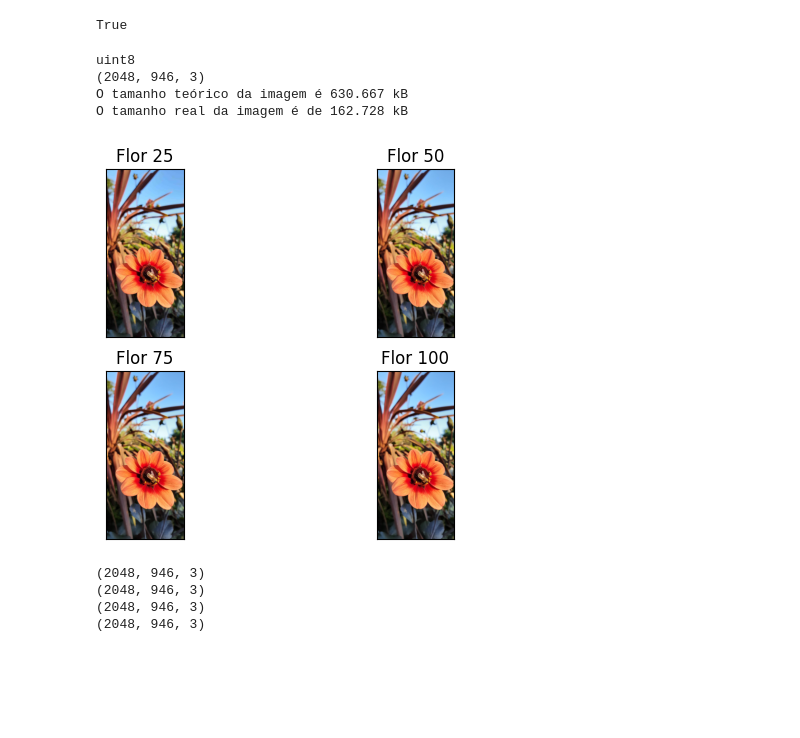
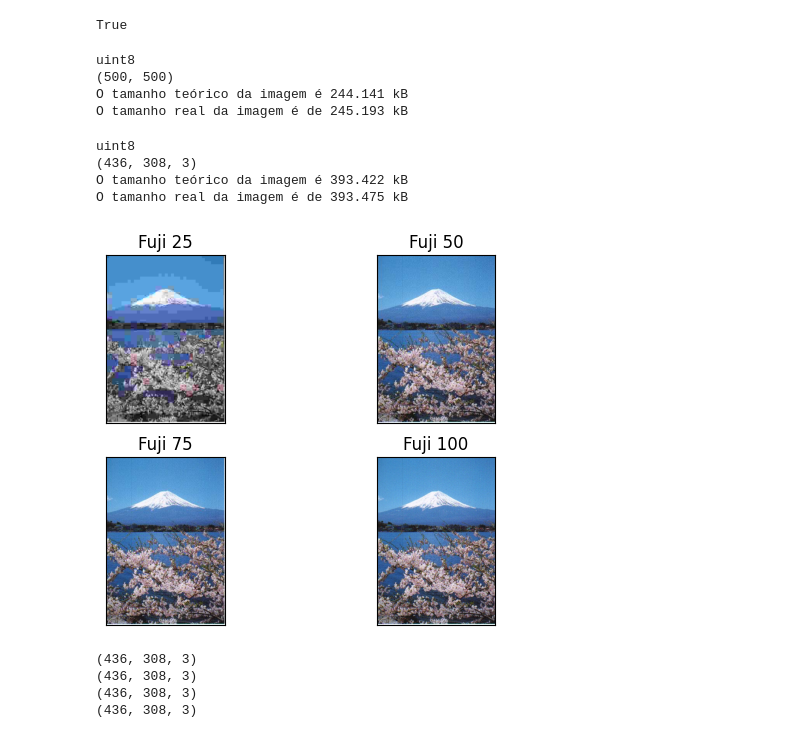
Before and after one commit to gustavoteixeirah/ELT-578-ANALISE-DE-IMAGENS-E-VISAO-COMPUTACIONAL, a Jupyter notebook: semana1/ELT578_P1.ipynb, the cells around one changed output. Saved outputs shown, nothing was run; the diff lists cells and outputs as text; code cells hidden in the pictures; blank space fills up the shorter version.

```diff
--- a/semana1/ELT578_P1.ipynb
+++ b/semana1/ELT578_P1.ipynb
@@ -82,66 +77,103 @@ cv2.imwrite('/content/drive/MyDrive/ELT578/SEMANA_1/flowerGray.jpeg', cv2.cvtCol
 # %% [output]
 True
 # %%
+img = cv2.imread('/content/drive/MyDrive/ELT578/SEMANA_1/Paralelas.bmp',0)
+
 #Qual é o tamanho de armazenamento teórico da imagem?
+#https://web.stanford.edu/class/cs101/bits-bytes.html
 
 # Inicialmente, vamos determinar a profundidade do pixel da imagem
 print(img.dtype)
 print(img.shape)
 #Considerando que a imagem tem 2048 linhas e 946 colunas, temos:
-npx=2048*946
+npx=500*500
 
 #Pela profundidade do pixel, temos que são necessários 8 bits para armazenar esse valor ou 1 byte,
-#logo o número de bytes na imagem coincide com número de pixels, pois a imagem possui apenas 1 banda já que não é colorida.
+#logo o número de bytes na imagem coincide com número de pixels, se a imagem possui apenas 1 banda (imagem em escala de cinza).
 #Sabendo que 1kB = 1024 bytes, temos:
 
 
 #Considerando que cada byte de armazenamento é equivalente a 8 bits e que a imagem "Flor" possuí 3 bandas, ou seja, 24bits.
 #O tamanho de armazenamento digital em kilobytes (1024bytes) da imagem é dado por:
-size=npx/(1024*3)
+size=npx/(1024)
 print('O tamanho teórico da imagem é %1.3f kB' %size)
 
 import os
-print('O tamanho real da imagem é de %1.3f kB' % (os.path.getsize('/content/drive/MyDrive/ELT578/SEMANA_1/flower.jpeg')/1024))
+print('O tamanho real da imagem é de %1.3f kB' % (os.path.getsize('/content/drive/MyDrive/ELT578/SEMANA_1/Paralelas.bmp')/1024))
+
+#A diferenca se explica porque arquivos bitmap possuem estruturas de tamanho fixo, cabecalho, que armazenam informacoes adicionais como formato do pixel, estruturas de alinhamento e outras informacoes
 # %% [output]
 uint8
-(2048, 946, 3)
-O tamanho teórico da imagem é 630.667 kB
-O tamanho real da imagem é de 162.728 kB
+(500, 500)
+O tamanho teórico da imagem é 244.141 kB
+O tamanho real da imagem é de 245.193 kB
+# %%
+from matplotlib import pyplot as plt
+img = cv2.imread('/content/drive/MyDrive/ELT578/SEMANA_1/Fuji.bmp')
+
+
+#Qual é o tamanho de armazenamento teórico da imagem?
+
+# Inicialmente, vamos determinar a profundidade do pixel da imagem
+print(img.dtype)
+print(img.shape)
+#Considerando que a imagem tem 2048 linhas e 946 colunas, temos:
+npx=436*308
+
+#Pela profundidade do pixel, temos que são necessários 8 bits para armazenar esse valor ou 1 byte,
+#logo o número de bytes na imagem coincide com número de pixels, se a imagem possui apenas 1 banda (imagem em escala de cinza).
+#Sabendo que 1kB = 1024 bytes, temos:
+
+
+#Considerando que cada byte de armazenamento é equivalente a 8 bits e que a imagem "Flor" possuí 3 bandas, ou seja, 24bits.
+#O tamanho de armazenamento digital em kilobytes (1024bytes) da imagem é dado por:
+size=npx*3/(1024)
+print('O tamanho teórico da imagem é %1.3f kB' %size)
+
+import os
+print('O tamanho real da imagem é de %1.3f kB' % (os.path.getsize('/content/drive/MyDrive/ELT578/SEMANA_1/Fuji.bmp')/1024))
+
+#O Truecolor de 24 bits utiliza 8 bits para representar cada uma das cores RGB. 2 elevado a 8 = 256 níveis que combinados geram 16 777 216 cores (256 × 256 × 256).
+# %% [output]
+uint8
+(436, 308, 3)
+O tamanho teórico da imagem é 393.422 kB
+O tamanho real da imagem é de 393.475 kB
 # %%
 #Salvando a imagem em formato JPEG com 3 diferentes níveis de qualidade
-cv2.imwrite('/content/drive/MyDrive/ELT578/SEMANA_1/flower25.jpeg', img, [int(cv2.IMWRITE_JPEG_QUALITY), 25])
-cv2.imwrite('/content/drive/MyDrive/ELT578/SEMANA_1/flower50.jpeg', img, [int(cv2.IMWRITE_JPEG_QUALITY), 50])
-cv2.imwrite('/content/drive/MyDrive/ELT578/SEMANA_1/flower75.jpeg', img, [int(cv2.IMWRITE_JPEG_QUALITY), 75])
-cv2.imwrite('/content/drive/MyDrive/ELT578/SEMANA_1/flower100.jpeg', img, [int(cv2.IMWRITE_JPEG_QUALITY), 100])
+cv2.imwrite('/content/drive/MyDrive/ELT578/SEMANA_1/fuji25.jpeg', img, [int(cv2.IMWRITE_JPEG_QUALITY), 5])
+cv2.imwrite('/content/drive/MyDrive/ELT578/SEMANA_1/fuji50.jpeg', img, [int(cv2.IMWRITE_JPEG_QUALITY), 50])
+cv2.imwrite('/content/drive/MyDrive/ELT578/SEMANA_1/fuji75.jpeg', img, [int(cv2.IMWRITE_JPEG_QUALITY), 75])
+cv2.imwrite('/content/drive/MyDrive/ELT578/SEMANA_1/fuji100.jpeg', img, [int(cv2.IMWRITE_JPEG_QUALITY), 100])
 
 
 #Visualizar as 4 imagens ao mesmo tempo
-img25 = cv2.imread('/content/drive/MyDrive/ELT578/SEMANA_1/flower25.jpeg')
-img50 = cv2.imread('/content/drive/MyDrive/ELT578/SEMANA_1/flower50.jpeg')
-img75 = cv2.imread('/content/drive/MyDrive/ELT578/SEMANA_1/flower75.jpeg')
-img100 = cv2.imread('/content/drive/MyDrive/ELT578/SEMANA_1/flower100.jpeg')
+img25 = cv2.imread('/content/drive/MyDrive/ELT578/SEMANA_1/fuji25.jpeg')
+img50 = cv2.imread('/content/drive/MyDrive/ELT578/SEMANA_1/fuji50.jpeg')
+img75 = cv2.imread('/content/drive/MyDrive/ELT578/SEMANA_1/fuji75.jpeg')
+img100 = cv2.imread('/content/drive/MyDrive/ELT578/SEMANA_1/fuji100.jpeg')
 
-title = ['Flor 25', 'Flor 50', 'Flor 75', 'Flor 100']
+title = ['Fuji 25', 'Fuji 50', 'Fuji 75', 'Fuji 100']
 imagens = [img25, img50, img75, img100]
 
 for i in list(range(4)):
     plt.subplot (2,2,i+1), plt.imshow(cv2.cvtColor(imagens[i], cv2.COLOR_BGR2RGB))
     plt.title(title[i])
     plt.xticks([]), plt.yticks([])
 plt.show()
 
 print(img25.shape)
 print(img50.shape)
 print(img75.shape)
 print(img100.shape)
 
 #As imagens foram salvas em quatro padrões de qualidade diferentes (25%, 50%, 75% e 100%), podemos observar que todas as imagens possuem a mesma resolução da imagem, bem como a mesma resolução de brilho (24 bits, dado que uma imagem RGB possuí 3 bandas).
 #A mudança quantitativa é então observada a nível de tamanho de armazenamento (kBytes).
 #Os formatos de imagem são padrões de codificação, compressão e definição que determinam o tipo de arquivo gráfico, como JPEG, PNG, BMP, GIF e TIFF.
 #Muitas vezes, o formato escolhido é uma questão de equilíbrio entre a qualidade e o tamanho da imagem, de acordo com a aplicação desejada.
 # %% [output]
-[figure, old version]
+[figure, new version]
-(2048, 946, 3)
-(2048, 946, 3)
-(2048, 946, 3)
-(2048, 946, 3)
+(436, 308, 3)
+(436, 308, 3)
+(436, 308, 3)
+(436, 308, 3)
```
Also changed, not shown: parts of 3 cells of this notebook, 15 other files.
